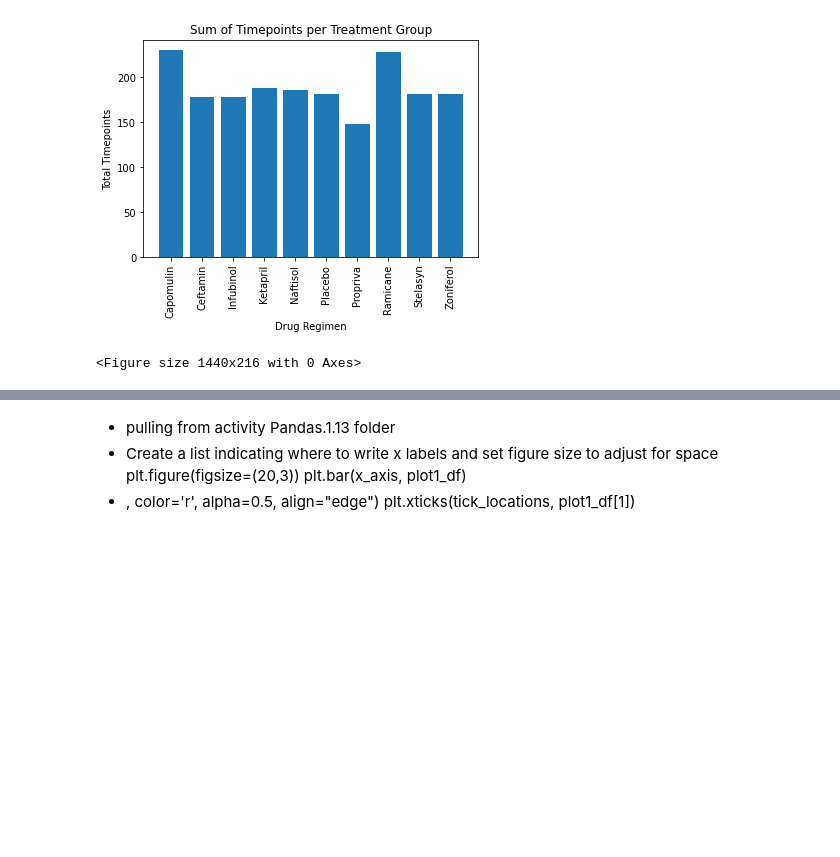
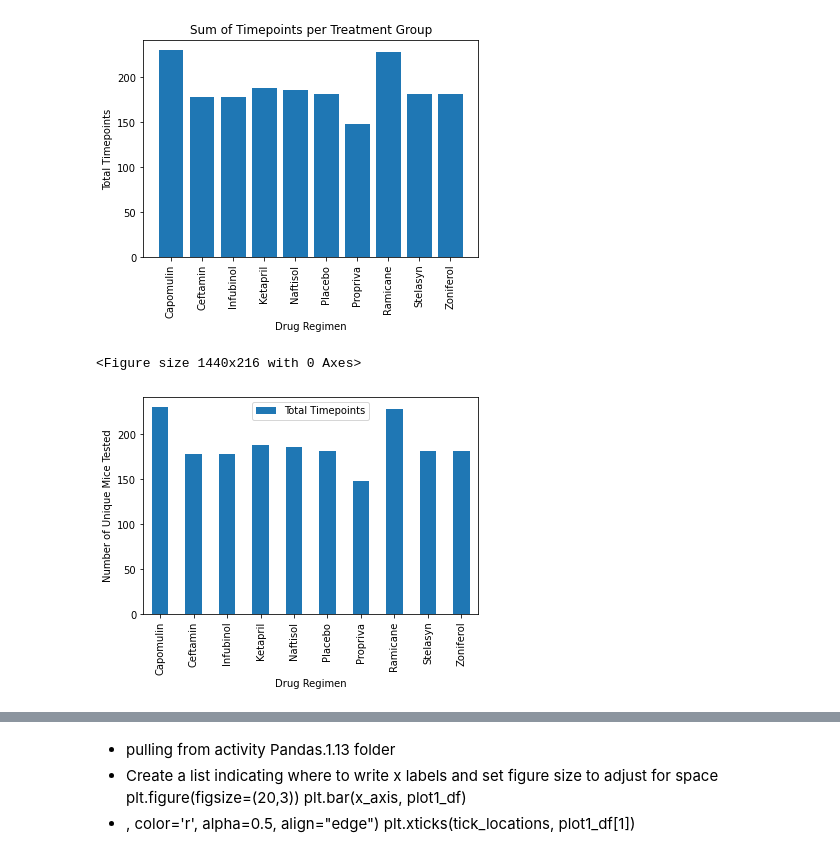
Before and after one commit to juliemcbaker/pymaceuticals, a Jupyter notebook: pymaceuticals_BAKER.ipynb, the cells around one changed output, grey strips where cells are left out. Saved outputs shown, nothing was run; the diff lists cells and outputs as text; code cells hidden in the pictures; blank space fills up the shorter version.

Commit message:
box plot works now.

```diff
--- a/pymaceuticals_BAKER.ipynb
+++ b/pymaceuticals_BAKER.ipynb
@@ -441,3 +414,13 @@ plt.figure(figsize=(20,3))
 <Figure size 1440x216 with 0 Axes>
 [figure]
 <Figure size 1440x216 with 0 Axes>
+# %%
+# code from AskBCS
+counts = plot1_df
+counts.plot(kind="bar")
+plt.xlabel("Drug Regimen")
+plt.xticks(rotation=90)
+plt.ylabel("Number of Unique Mice Tested")
+plt.show()
+# %% [output]
+[figure, added]
```
Also changed, not shown: parts of 21 cells of this notebook, 1 other file.
